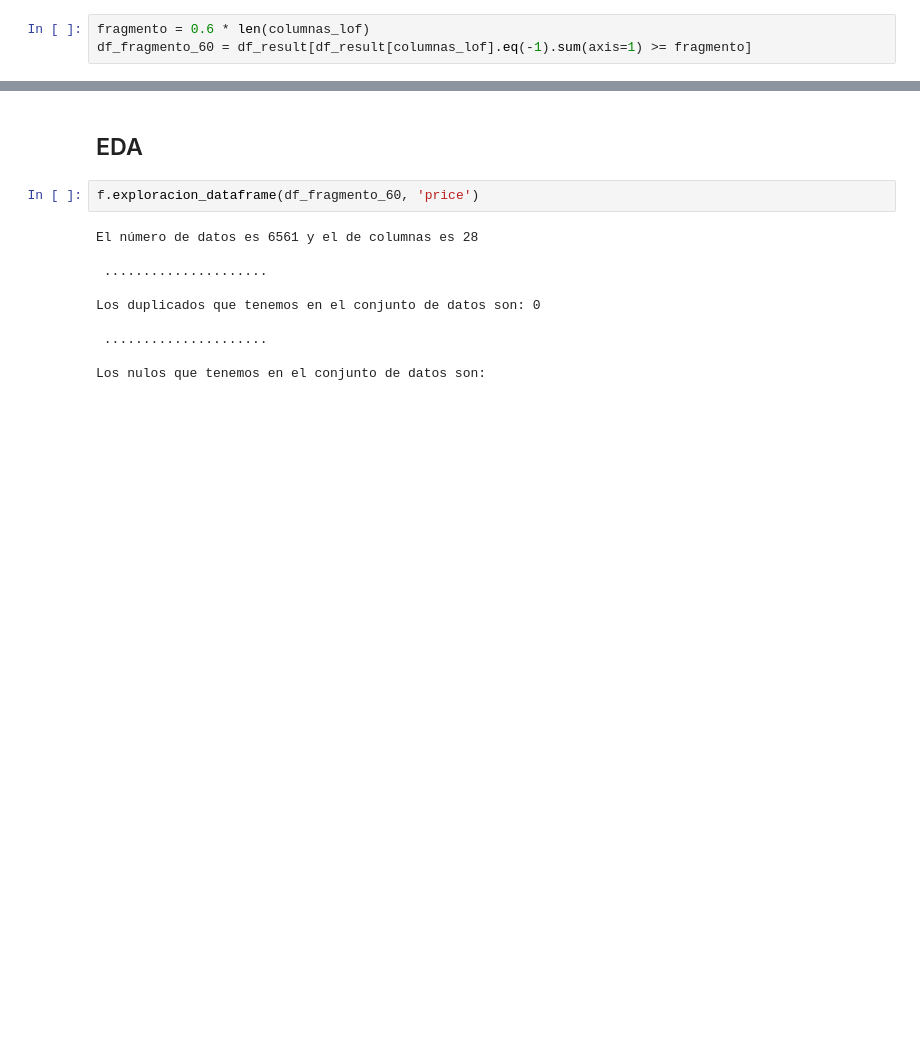
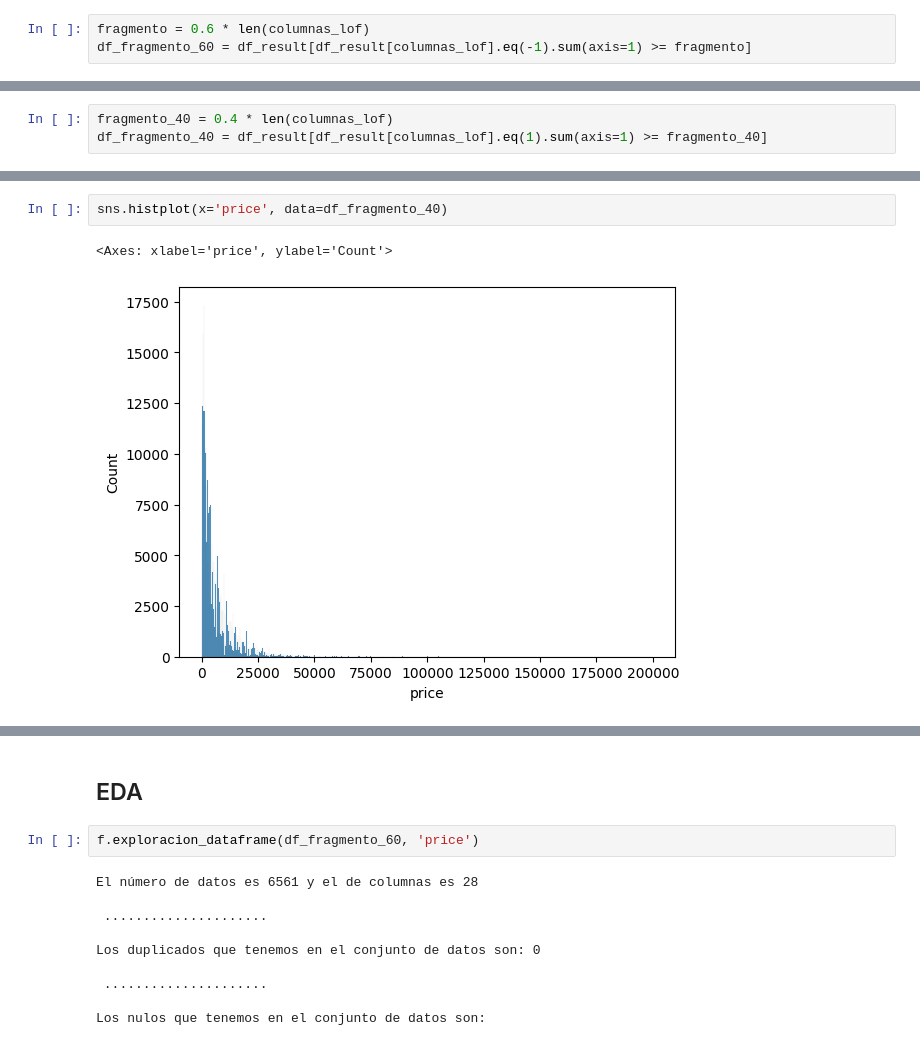
Before and after one commit to ngcarvajall/Lab_EDA_Gestion_Nulos, a Jupyter notebook: laboratorio-modulo7-leccion03-gestion-outiers.ipynb, the cells around one changed output, grey strips where cells are left out. Cells and saved outputs as stored; diff of their text form; blank space fills up the shorter version.

```diff
--- a/laboratorio-modulo7-leccion03-gestion-outiers.ipynb
+++ b/laboratorio-modulo7-leccion03-gestion-outiers.ipynb
@@ -403,0 +399,3 @@ df_fragmento_60 = df_result[df_result[columnas_lof].eq(-1).sum(axis=1) >= fragme
+# %%
+fragmento_40 = 0.4 * len(columnas_lof)
+df_fragmento_40 = df_result[df_result[columnas_lof].eq(1).sum(axis=1) >= fragmento_40]
@@ -403,0 +418,5 @@ df_fragmento_60 = df_result[df_result[columnas_lof].eq(-1).sum(axis=1) >= fragme
+# %%
+sns.histplot(x='price', data=df_fragmento_40)
+# %% [output]
+<Axes: xlabel='price', ylabel='Count'>
+[figure, added]
```
Also changed, not shown: parts of 21 cells of this notebook, 3 other files.
